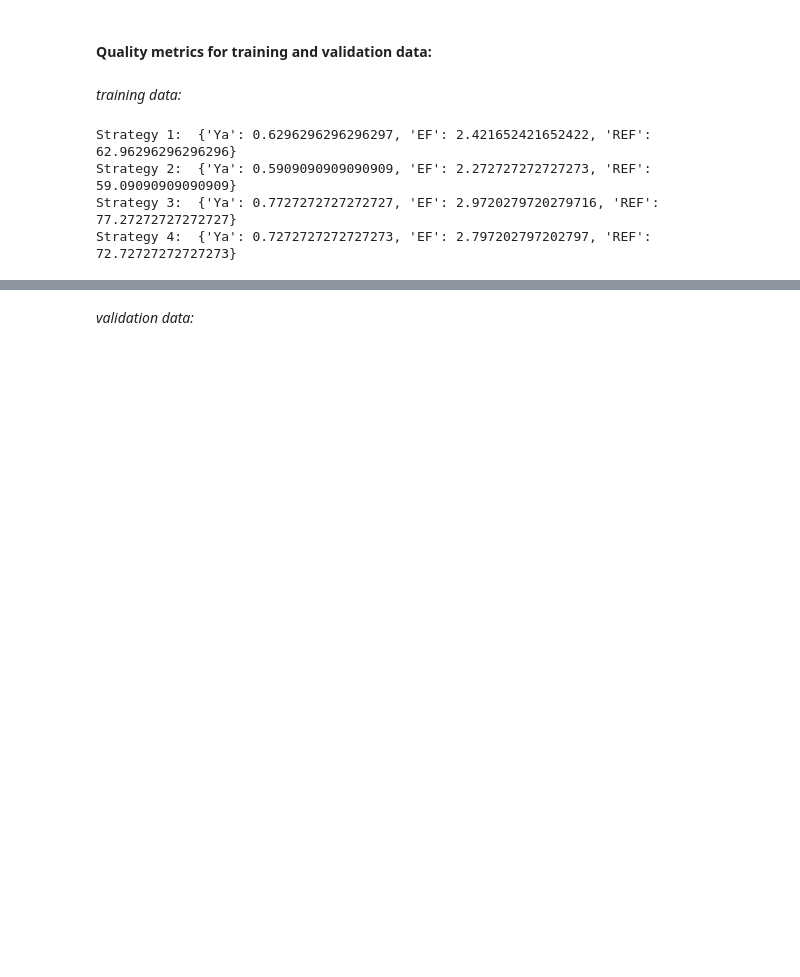
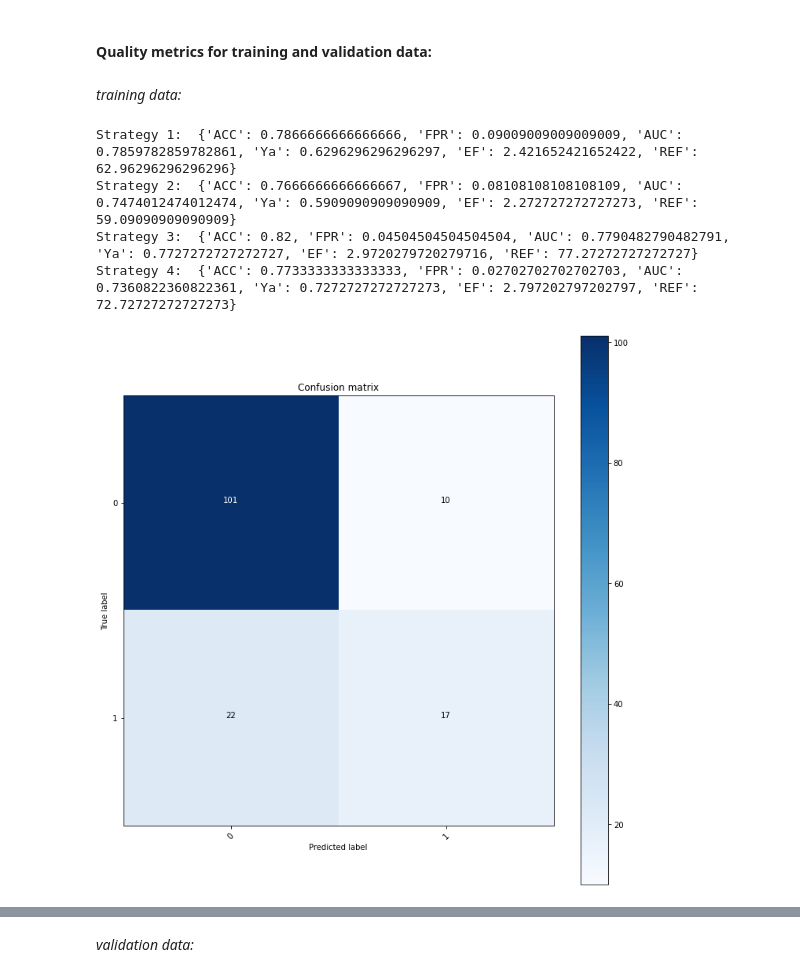
Before and after one commit to michabirklbauer/protein_docking, a Jupyter notebook: data/soluble_epoxide_hydrolase/scoring/scoring.ipynb, the cells around one changed output, grey strips where cells are left out. Drawn from its saved outputs; the diff is of its cells as text; code cells hidden in the pictures; blank space fills up the shorter version.

```diff
--- a/data/soluble_epoxide_hydrolase/scoring/scoring.ipynb
+++ b/data/soluble_epoxide_hydrolase/scoring/scoring.ipynb
@@ -265,16 +245,20 @@ Strategy 4:  0.03333333333333333
 # %%
 print(
 "Strategy 1: ",
-get_metrics(train_result_strat1, 7),
+get_metrics(train_result_strat1, 7, pretty_print = True),
 "\nStrategy 2: ",
-get_metrics(train_result_strat2, 8),
+get_metrics(train_result_strat2, 8, pretty_print = True),
 "\nStrategy 3: ",
-get_metrics(train_result_strat3, 6),
+get_metrics(train_result_strat3, 6, pretty_print = True),
 "\nStrategy 4: ",
-get_metrics(train_result_strat4, 8)
+get_metrics(train_result_strat4, 8, pretty_print = True)
 )
 # %% [output]
-Strategy 1:  {'Ya': 0.6296296296296297, 'EF': 2.421652421652422, 'REF': 62.96296296296296}
-Strategy 2:  {'Ya': 0.5909090909090909, 'EF': 2.272727272727273, 'REF': 59.09090909090909}
-Strategy 3:  {'Ya': 0.7727272727272727, 'EF': 2.9720279720279716, 'REF': 77.27272727272727}
-Strategy 4:  {'Ya': 0.7272727272727273, 'EF': 2.797202797202797, 'REF': 72.72727272727273}
+Strategy 1:  {'ACC': 0.7866666666666666, 'FPR': 0.09009009009009009, 'AUC': 0.7859782859782861, 'Ya': 0.6296296296296297, 'EF': 2.421652421652422, 'REF': 62.96296296296296}
+Strategy 2:  {'ACC': 0.7666666666666667, 'FPR': 0.08108108108108109, 'AUC': 0.7474012474012474, 'Ya': 0.5909090909090909, 'EF': 2.272727272727273, 'REF': 59.09090909090909}
+Strategy 3:  {'ACC': 0.82, 'FPR': 0.04504504504504504, 'AUC': 0.7790482790482791, 'Ya': 0.7727272727272727, 'EF': 2.9720279720279716, 'REF': 77.27272727272727}
+Strategy 4:  {'ACC': 0.7733333333333333, 'FPR': 0.02702702702702703, 'AUC': 0.7360822360822361, 'Ya': 0.7272727272727273, 'EF': 2.797202797202797, 'REF': 72.72727272727273}
+# %%
+plot_confusion_matrix(get_metrics(train_result_strat1, 7)["CM"], classes = [0, 1], filename = "results/CM_train_strat1.png");
+# %% [output]
+[figure, added]
```
Also changed, not shown: parts of 18 cells of this notebook, 7 other files.
